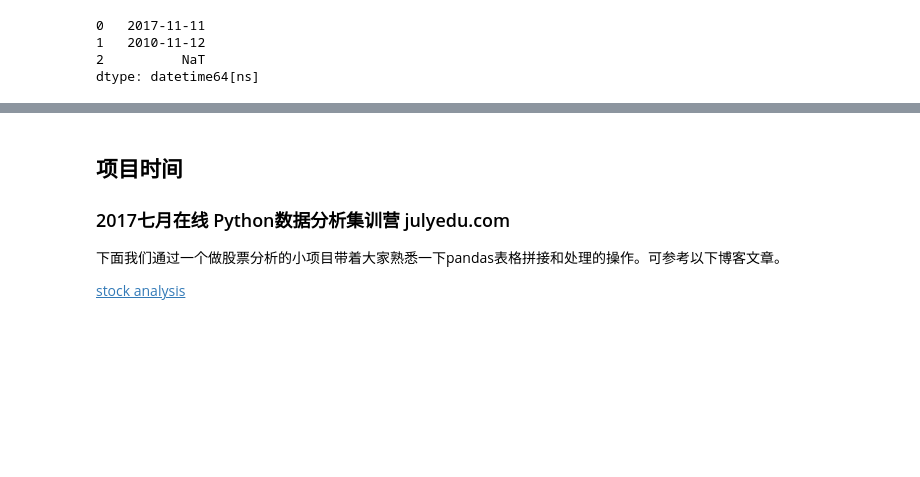
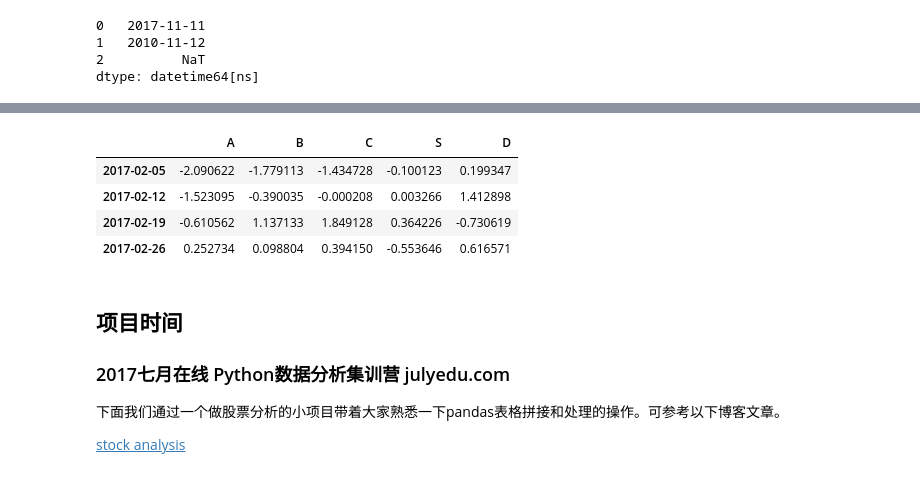
Before and after one commit to ZeweiChu/pandas-tutorial, a Jupyter notebook: 2017-Nov/pandas-3.ipynb, the cells around one changed output, grey strips where cells are left out. Drawn from its saved outputs; the diff is of its cells as text; code cells hidden in the pictures; blank space fills up the shorter version.

```diff
--- a/2017-Nov/pandas-3.ipynb
+++ b/2017-Nov/pandas-3.ipynb
@@ -417,3 +562,11 @@ dtype: datetime64[ns]
+# %%
+dft["2017-02"].head()
+# %% [output]
+|  | A | B | C | S | D |
+| 2017-02-05 | -2.090622 | -1.779113 | -1.434728 | -0.100123 | 0.199347 |
+| 2017-02-12 | -1.523095 | -0.390035 | -0.000208 | 0.003266 | 1.412898 |
+| 2017-02-19 | -0.610562 | 1.137133 | 1.849128 | 0.364226 | -0.730619 |
+| 2017-02-26 | 0.252734 | 0.098804 | 0.394150 | -0.553646 | 0.616571 |
 # %% [markdown]
 ## 项目时间
 ### 2017七月在线 Python数据分析集训营 julyedu.com
```
Also changed, not shown: parts of 20 cells of this notebook, 1 other file.
